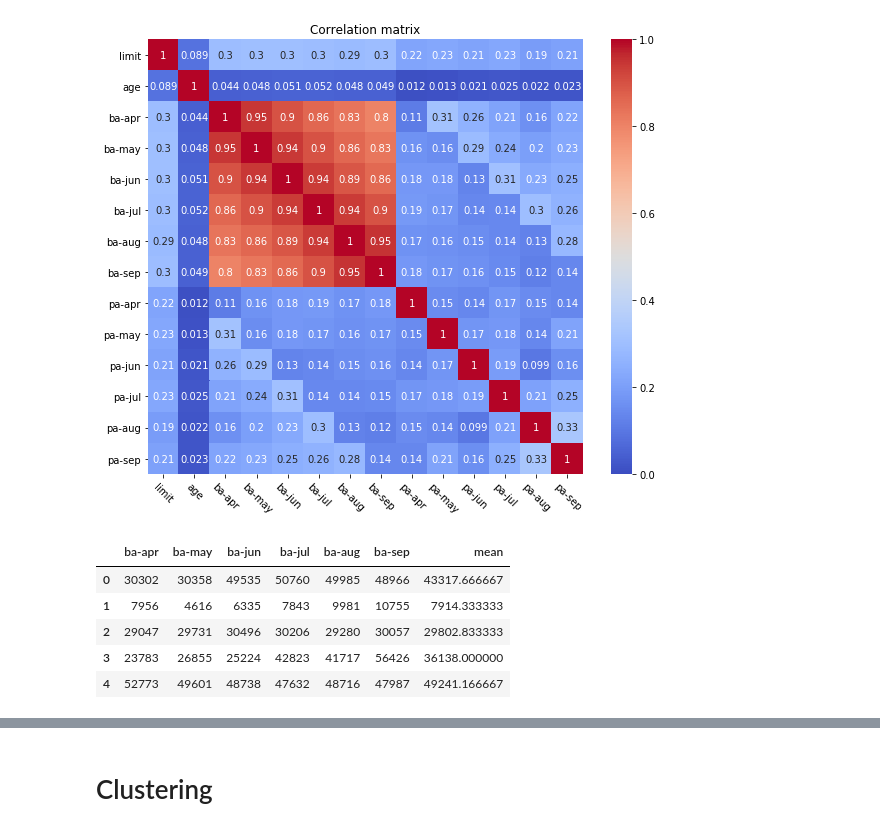
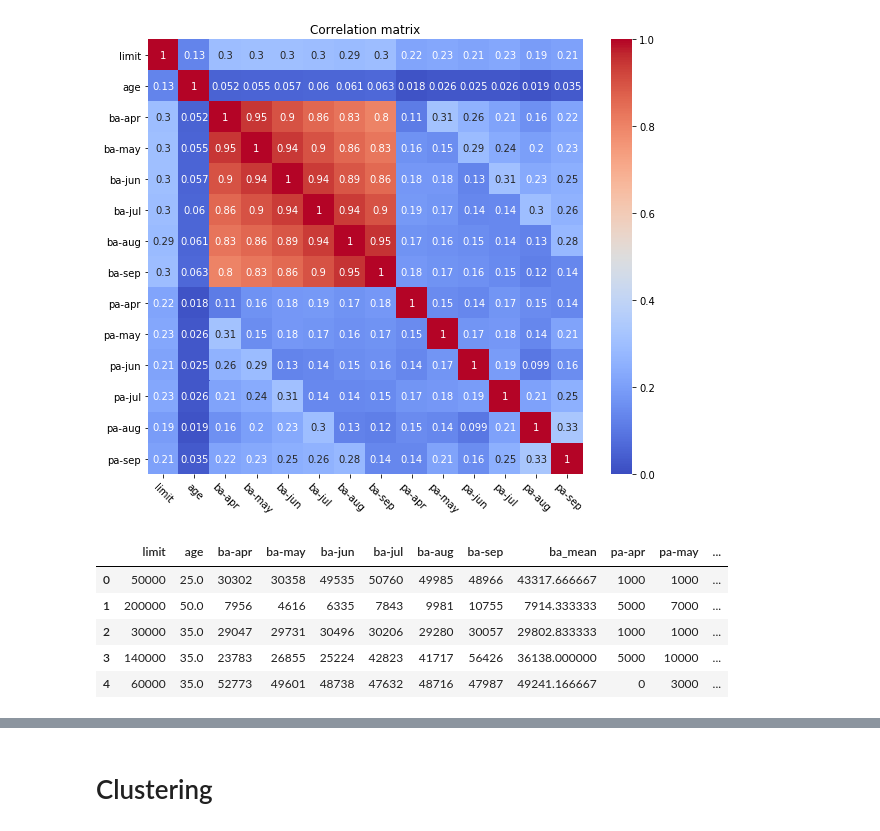
Before and after one commit to GaspareG/Unipi-Data-Mining, a Jupyter notebook: notebook/CardCardDefault.ipynb, the cells around one changed output, grey strips where cells are left out. Drawn from its saved outputs; the diff is of its cells as text; code cells hidden in the pictures.

```diff
--- a/notebook/CardCardDefault.ipynb
+++ b/notebook/CardCardDefault.ipynb
@@ -864,0 +899,22 @@ plt.show()
+# %%
+cc_clean = cc.copy()
+
+# Remove duplicate
+#cc_clean = cc_clean[~cc_clean.duplicated()]
+
+# Fix sex
+cc_clean['sex'] = cc_clean['sex'].fillna("female")
+
+# Fix education
+cc_clean['education'] = cc_clean['education'].fillna("others")
+
+# Fix status
+cc_clean['status'] = cc_clean['status'].fillna("others")
+
+# Fix age with average
+mean_age = round(cc_clean[cc_clean['age']>0]['age'].mean())
+cc_clean['age'] = cc_clean['age'].apply(lambda x: x if x > 0 else mean_age)
+
+print(len(cc_clean))
+
+cc_clean
@@ -864,0 +1034,15 @@ plt.show()
+# %%
+cc_trans = cc_clean.copy()
+
+cc_trans['age'] = cc_trans['age']//5*5
+
+# Binning pa_var
+cc_trans[pa_var] = cc_trans[pa_var]//1000*1000
+
+# Binning limit
+cc_trans['limit'] = cc_trans['limit']//10000*10000
+
+# Discretize credit_default
+cc_trans['credit_default'] = cc_trans['credit_default'].apply(lambda x: 1 if x == "yes" else 0)
+
+cc_trans.head()
@@ -879,16 +1071,19 @@ plt.title("Correlation matrix")
 Text(0.5, 1.0, 'Correlation matrix')
 [figure]
 # %%
-ba_df = cc[ba_var]
-ba_df = ba_df.assign(mean=ba_df.mean(axis=1))
+ba_df = cc_trans[cont_var].copy()
+ba_df = ba_df.assign(ba_mean=ba_df[ba_var].mean(axis=1))
+#ba_df = ba_df.assign(ps_mean=ba_df[pa_var].mean(axis=1))
+
+ba_df = ba_df[["limit", "age"] + ba_var + ["ba_mean"] + pa_var]
 ba_df.head()
 # %% [output]
-|  | ba-apr | ba-may | ba-jun | ba-jul | ba-aug | ba-sep | mean |
-| 0 | 30302 | 30358 | 49535 | 50760 | 49985 | 48966 | 43317.666667 |
-| 1 | 7956 | 4616 | 6335 | 7843 | 9981 | 10755 | 7914.333333 |
-| 2 | 29047 | 29731 | 30496 | 30206 | 29280 | 30057 | 29802.833333 |
-| 3 | 23783 | 26855 | 25224 | 42823 | 41717 | 56426 | 36138.000000 |
-| 4 | 52773 | 49601 | 48738 | 47632 | 48716 | 47987 | 49241.166667 |
+|  | limit | age | ba-apr | ba-may | ba-jun | ba-jul | ba-aug | ba-sep | ba_mean | pa-apr | pa-may | ... |
+| 0 | 50000 | 25.0 | 30302 | 30358 | 49535 | 50760 | 49985 | 48966 | 43317.666667 | 1000 | 1000 | ... |
+| 1 | 200000 | 50.0 | 7956 | 4616 | 6335 | 7843 | 9981 | 10755 | 7914.333333 | 5000 | 7000 | ... |
+| 2 | 30000 | 35.0 | 29047 | 29731 | 30496 | 30206 | 29280 | 30057 | 29802.833333 | 1000 | 1000 | ... |
+| 3 | 140000 | 35.0 | 23783 | 26855 | 25224 | 42823 | 41717 | 56426 | 36138.000000 | 5000 | 10000 | ... |
+| 4 | 60000 | 35.0 | 52773 | 49601 | 48738 | 47632 | 48716 | 47987 | 49241.166667 | 0 | 3000 | ... |
 # %%
 f, ax = plt.subplots(figsize=(10, 8))
 corr = ba_df.corr()
```
Also changed, not shown: parts of 33 cells of this notebook, 6 other files.
